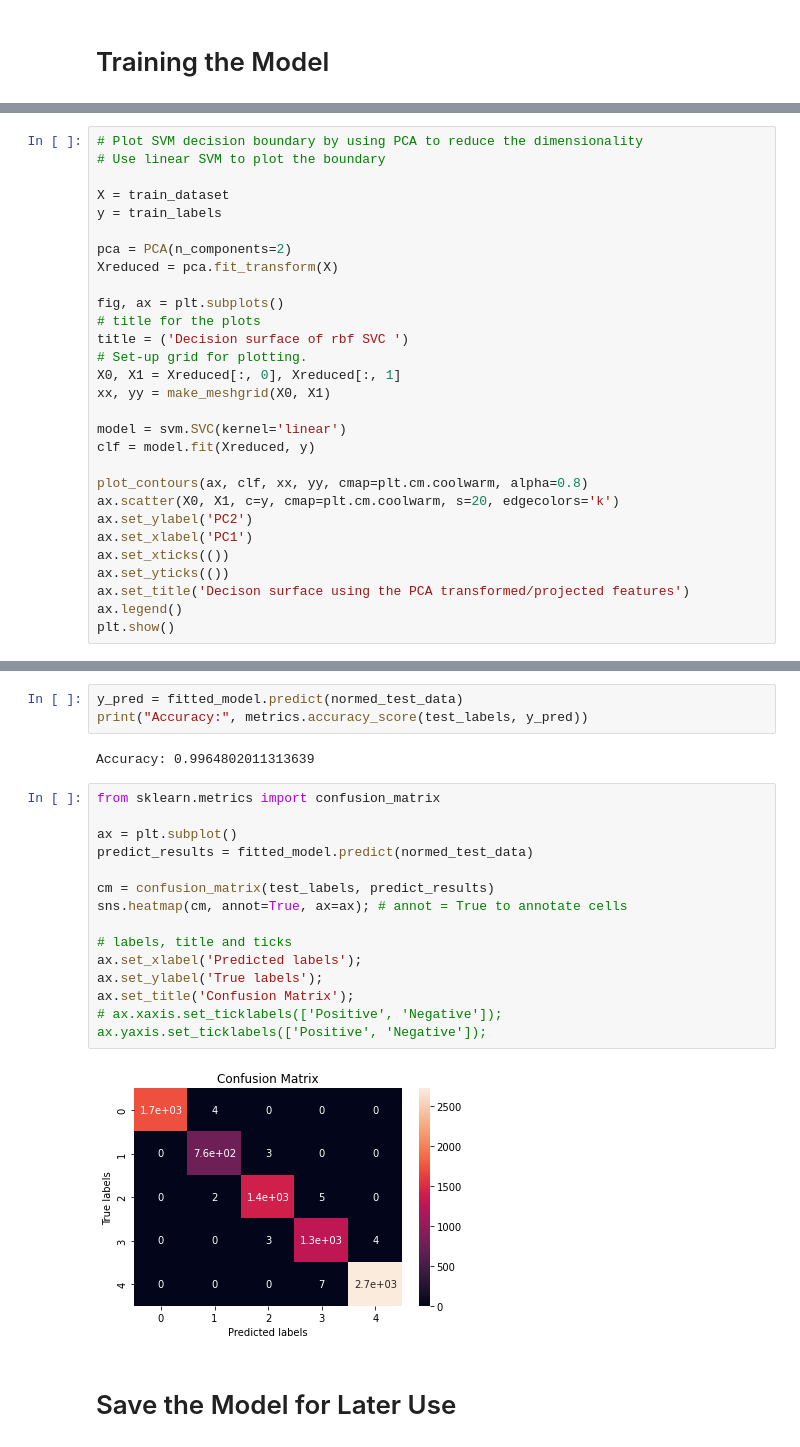
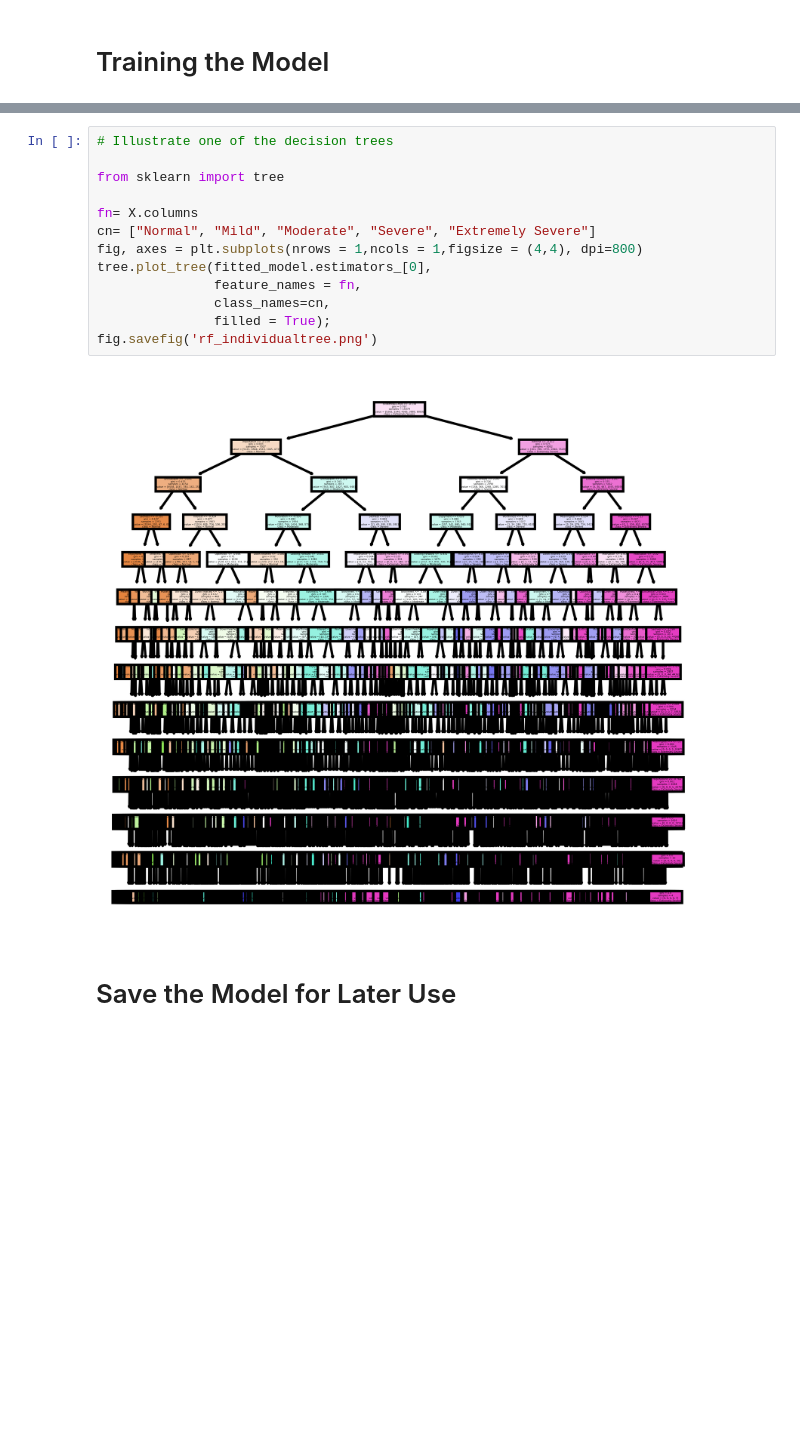
Before and after one commit to LimHonTing/DepressionIndicator, a Jupyter notebook: Depression_Indicator.ipynb, the cells around one changed output, grey strips where cells are left out. Drawn from its saved outputs; the diff is of its cells as text; blank space fills up the shorter version.

```diff
--- a/Depression_Indicator.ipynb
+++ b/Depression_Indicator.ipynb
@@ -475,29 +538,0 @@ def plot_contours(ax, clf, xx, yy, **params):
-# %%
-# Plot SVM decision boundary by using PCA to reduce the dimensionality
-# Use linear SVM to plot the boundary
-
-X = train_dataset
-y = train_labels
-
-pca = PCA(n_components=2)
-Xreduced = pca.fit_transform(X)
-
-fig, ax = plt.subplots()
-# title for the plots
-title = ('Decision surface of rbf SVC ')
-# Set-up grid for plotting.
-X0, X1 = Xreduced[:, 0], Xreduced[:, 1]
-xx, yy = make_meshgrid(X0, X1)
-
-model = svm.SVC(kernel='linear')
-clf = model.fit(Xreduced, y)
-
-plot_contours(ax, clf, xx, yy, cmap=plt.cm.coolwarm, alpha=0.8)
-ax.scatter(X0, X1, c=y, cmap=plt.cm.coolwarm, s=20, edgecolors='k')
-ax.set_ylabel('PC2')
-ax.set_xlabel('PC1')
-ax.set_xticks(())
-ax.set_yticks(())
-ax.set_title('Decison surface using the PCA transformed/projected features')
-ax.legend()
-plt.show()
@@ -520,24 +539,18 @@ Accuracy: 0.9966059082338152
-# %%
-y_pred = fitted_model.predict(normed_test_data)
-print("Accuracy:", metrics.accuracy_score(test_labels, y_pred))
-# %% [output]
-Accuracy: 0.9964802011313639
-# %%
-from sklearn.metrics import confusion_matrix
-
-ax = plt.subplot()
-predict_results = fitted_model.predict(normed_test_data)
-
-cm = confusion_matrix(test_labels, predict_results)
-sns.heatmap(cm, annot=True, ax=ax); # annot = True to annotate cells
-
-# labels, title and ticks
-ax.set_xlabel('Predicted labels');
-ax.set_ylabel('True labels');
-ax.set_title('Confusion Matrix');
-# ax.xaxis.set_ticklabels(['Positive', 'Negative']); ax.yaxis.set_ticklabels(['Positive', 'Negative']);
-# %% [output]
-[figure, removed]
+# %%
+# Illustrate one of the decision trees
+
+from sklearn import tree
+
+fn= X.columns
+cn= ["Normal", "Mild", "Moderate", "Severe", "Extremely Severe"]
+fig, axes = plt.subplots(nrows = 1,ncols = 1,figsize = (4,4), dpi=800)
+tree.plot_tree(fitted_model.estimators_[0],
+               feature_names = fn,
+               class_names=cn,
+               filled = True);
+fig.savefig('rf_individualtree.png')
+# %% [output]
+[figure, added]
 # %% [markdown]
 # Save the Model for Later Use
 # %%
```
Also changed, not shown: parts of 46 cells of this notebook.
